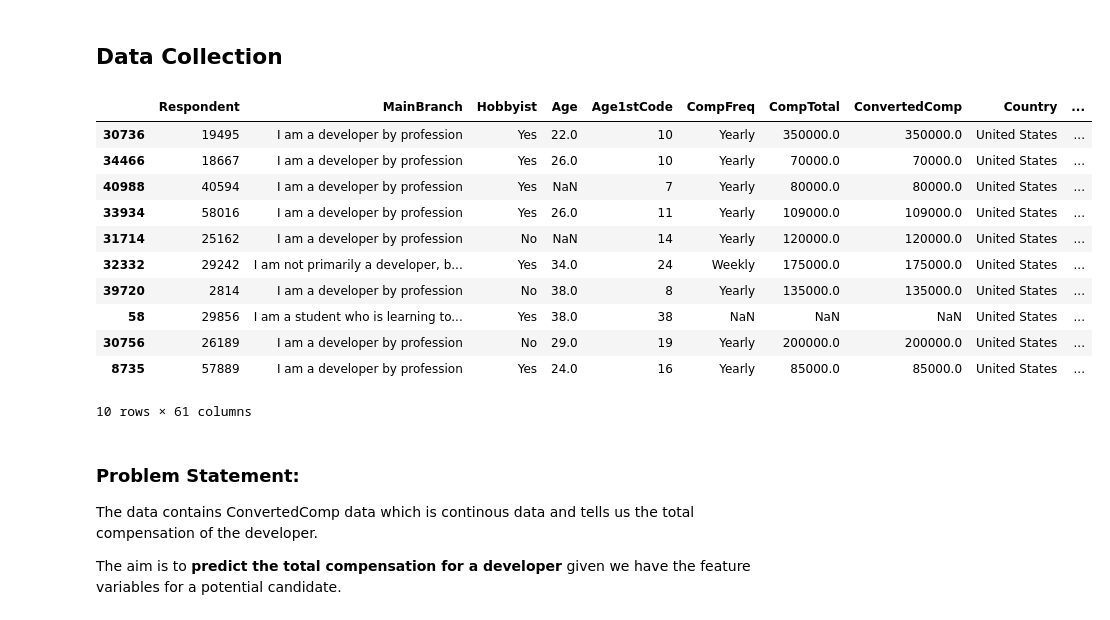
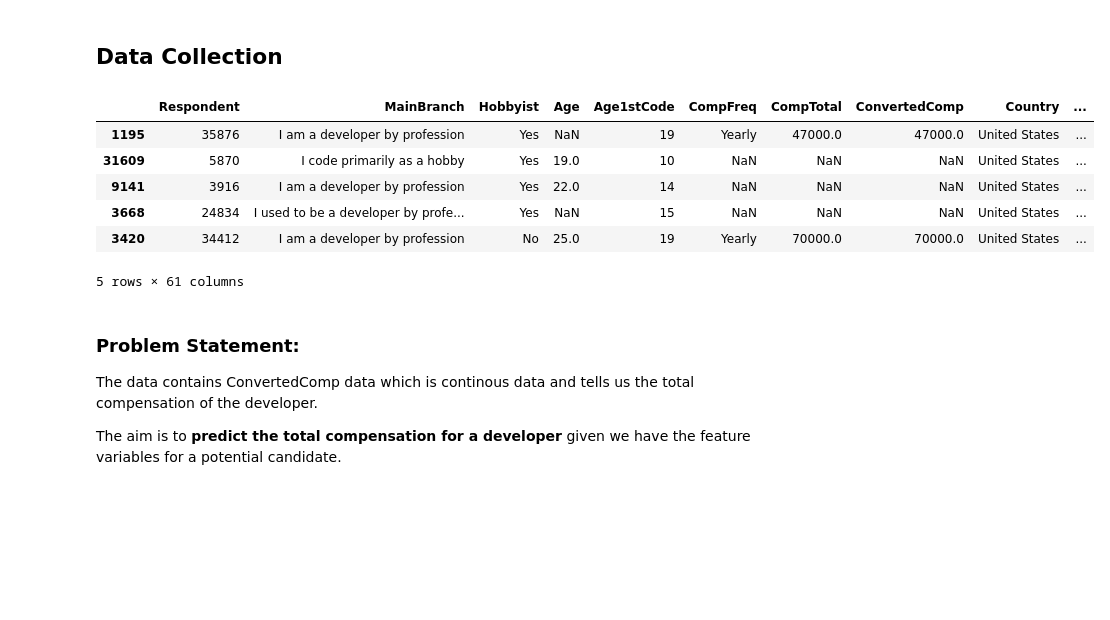
Before and after one commit to triple-crown-consulting/developer-salary-guide, a Jupyter notebook: notebooks/survey-data-2020.ipynb, the cells around one changed output. Drawn from its saved outputs; the diff is of its cells as text; code cells hidden in the pictures; blank space fills up the shorter version.

```diff
--- a/notebooks/survey-data-2020.ipynb
+++ b/notebooks/survey-data-2020.ipynb
@@ -23,21 +21,16 @@ df = pd.read_csv('../datasets/full/2020/survey_results_public.csv', na_values='?
 # Creating a new dataframe which only contains US data
 data_us = df[df.Country == 'United States']
 # %%
-# Confirming the data read was successful
-data_us.sample(10)
+# Confirming the data read was successful by sampling 5 records
+data_us.sample(5)
 # %% [output]
 |  | Respondent | MainBranch | Hobbyist | Age | Age1stCode | CompFreq | CompTotal | ConvertedComp | Country | ... |
-| 30736 | 19495 | I am a developer by profession | Yes | 22.0 | 10 | Yearly | 350000.0 | 350000.0 | United States | ... |
-| 34466 | 18667 | I am a developer by profession | Yes | 26.0 | 10 | Yearly | 70000.0 | 70000.0 | United States | ... |
-| 40988 | 40594 | I am a developer by profession | Yes | NaN | 7 | Yearly | 80000.0 | 80000.0 | United States | ... |
-| 33934 | 58016 | I am a developer by profession | Yes | 26.0 | 11 | Yearly | 109000.0 | 109000.0 | United States | ... |
-| 31714 | 25162 | I am a developer by profession | No | NaN | 14 | Yearly | 120000.0 | 120000.0 | United States | ... |
-| 32332 | 29242 | I am not primarily a developer, b... | Yes | 34.0 | 24 | Weekly | 175000.0 | 175000.0 | United States | ... |
-| 39720 | 2814 | I am a developer by profession | No | 38.0 | 8 | Yearly | 135000.0 | 135000.0 | United States | ... |
-| 58 | 29856 | I am a student who is learning to... | Yes | 38.0 | 38 | NaN | NaN | NaN | United States | ... |
-| 30756 | 26189 | I am a developer by profession | No | 29.0 | 19 | Yearly | 200000.0 | 200000.0 | United States | ... |
-| 8735 | 57889 | I am a developer by profession | Yes | 24.0 | 16 | Yearly | 85000.0 | 85000.0 | United States | ... |
+| 1195 | 35876 | I am a developer by profession | Yes | NaN | 19 | Yearly | 47000.0 | 47000.0 | United States | ... |
+| 31609 | 5870 | I code primarily as a hobby | Yes | 19.0 | 10 | NaN | NaN | NaN | United States | ... |
+| 9141 | 3916 | I am a developer by profession | Yes | 22.0 | 14 | NaN | NaN | NaN | United States | ... |
+| 3668 | 24834 | I used to be a developer by profe... | Yes | NaN | 15 | NaN | NaN | NaN | United States | ... |
+| 3420 | 34412 | I am a developer by profession | No | 25.0 | 19 | Yearly | 70000.0 | 70000.0 | United States | ... |
-10 rows × 61 columns
+5 rows × 61 columns
 # %% [markdown]
 ### Problem Statement:
 The data contains ConvertedComp data which is continous data and tells us the total compensation of the developer.
```
Also changed, not shown: parts of 9 cells of this notebook.
